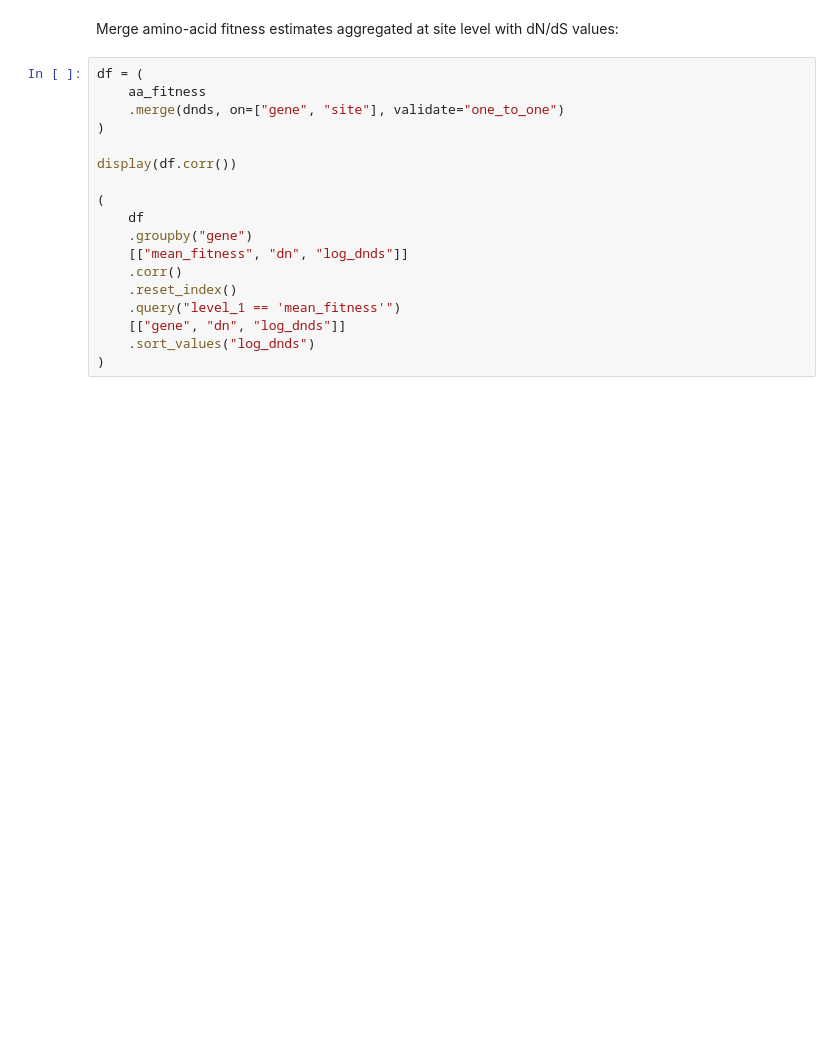
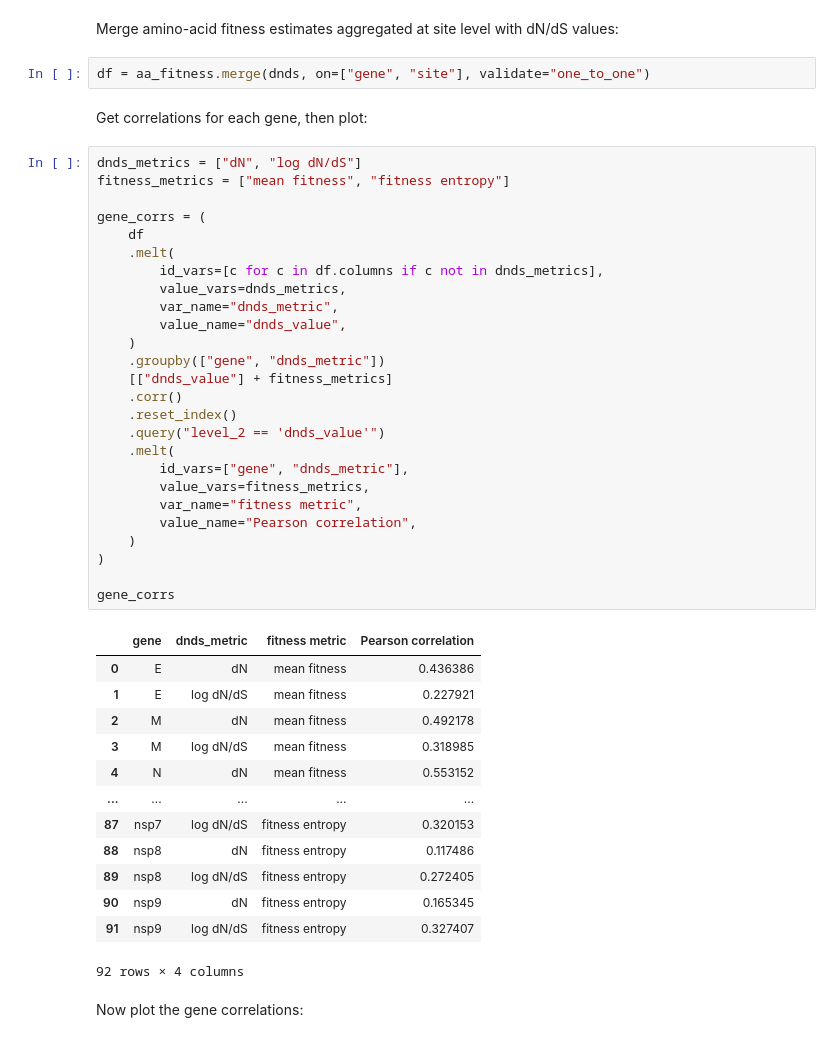
Before and after one commit to jbloomlab/SARS2-mut-fitness, a Jupyter notebook: notebooks/analyze_dnds.py.ipynb, the cells around one changed output. Saved outputs shown, nothing was run; the diff lists cells and outputs as text; blank space fills up the shorter version.

```diff
--- a/notebooks/analyze_dnds.py.ipynb
+++ b/notebooks/analyze_dnds.py.ipynb
@@ -71,20 +104,48 @@ aa_fitness
 # %% [markdown]
 Merge amino-acid fitness estimates aggregated at site level with dN/dS values:
 # %%
-df = (
-    aa_fitness
-    .merge(dnds, on=["gene", "site"], validate="one_to_one")
-)
-
-display(df.corr())
-
-(
-    df
-    .groupby("gene")
-    [["mean_fitness", "dn", "log_dnds"]]
-    .corr()
-    .reset_index()
-    .query("level_1 == 'mean_fitness'")
-    [["gene", "dn", "log_dnds"]]
-    .sort_values("log_dnds")
-)
+df = aa_fitness.merge(dnds, on=["gene", "site"], validate="one_to_one")
+# %% [markdown]
+Get correlations for each gene, then plot:
+# %%
+dnds_metrics = ["dN", "log dN/dS"]
+fitness_metrics = ["mean fitness", "fitness entropy"]
+
+gene_corrs = (
+    df
+    .melt(
+        id_vars=[c for c in df.columns if c not in dnds_metrics],
+        value_vars=dnds_metrics,
+        var_name="dnds_metric",
+        value_name="dnds_value",
+    )
+    .groupby(["gene", "dnds_metric"])
+    [["dnds_value"] + fitness_metrics]
+    .corr()
+    .reset_index()
+    .query("level_2 == 'dnds_value'")
+    .melt(
+        id_vars=["gene", "dnds_metric"],
+        value_vars=fitness_metrics,
+        var_name="fitness metric",
+        value_name="Pearson correlation",
+    )
+)
+
+gene_corrs
+# %% [output]
+|  | gene | dnds_metric | fitness metric | Pearson correlation |
+| 0 | E | dN | mean fitness | 0.436386 |
+| 1 | E | log dN/dS | mean fitness | 0.227921 |
+| 2 | M | dN | mean fitness | 0.492178 |
+| 3 | M | log dN/dS | mean fitness | 0.318985 |
+| 4 | N | dN | mean fitness | 0.553152 |
+| ... | ... | ... | ... | ... |
+| 87 | nsp7 | log dN/dS | fitness entropy | 0.320153 |
+| 88 | nsp8 | dN | fitness entropy | 0.117486 |
+| 89 | nsp8 | log dN/dS | fitness entropy | 0.272405 |
+| 90 | nsp9 | dN | fitness entropy | 0.165345 |
+| 91 | nsp9 | log dN/dS | fitness entropy | 0.327407 |
+92 rows × 4 columns
+# %% [markdown]
+Now plot the gene correlations:
```
Also changed, not shown: parts of 5 cells of this notebook.
